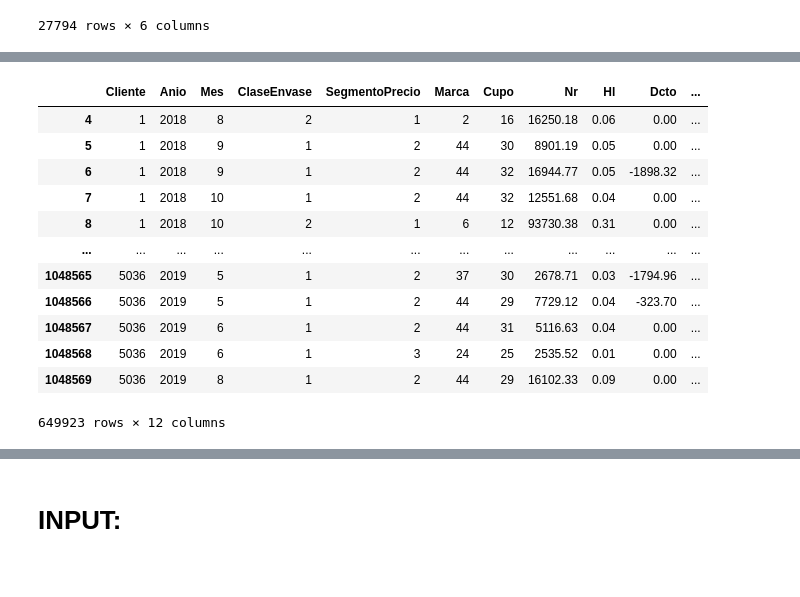
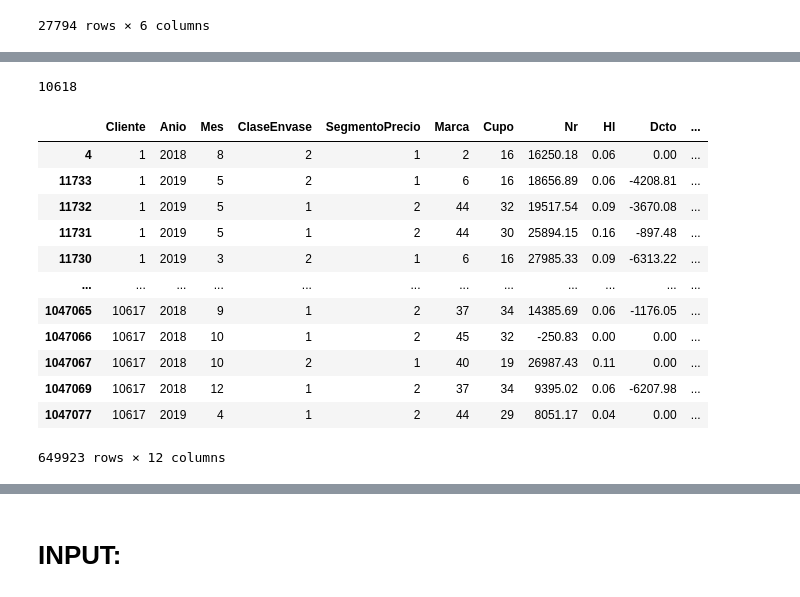
Before and after one commit to ycamposl/retobackus, a Jupyter notebook: DataCup.ipynb, the cells around one changed output, grey strips where cells are left out. Drawn from its saved outputs; the diff is of its cells as text; code cells hidden in the pictures.

```diff
--- a/DataCup.ipynb
+++ b/DataCup.ipynb
@@ -139,27 +195,33 @@ df1.to_csv('Output/df1.csv')
+# %%
+sales=pd.read_csv('Input/sales.csv')
+sales.Cliente.max()
+# %% [output]
+10618
 # %%
 sales=pd.read_csv('Input/sales.csv')
 sales.loc[(sales.Anio==2018) & (sales.Mes==1),'Flag']=0
 sales.loc[(sales.Anio==2018) & (sales.Mes==2),'Flag']=0
 sales.loc[(sales.Anio==2018) & (sales.Mes==3),'Flag']=0
 sales.loc[(sales.Anio==2018) & (sales.Mes==4),'Flag']=0
 sales.loc[(sales.Anio==2018) & (sales.Mes==5),'Flag']=0
 sales.loc[(sales.Anio==2018) & (sales.Mes==6),'Flag']=0
 sales.loc[(sales.Anio==2018) & (sales.Mes==7),'Flag']=0
 sales['Flag']=sales['Flag'].fillna(1)
-sales=sales[sales.Flag==1]
+sales=sales[sales.Flag==1]#PROCESO DE ELIMACION DE MESES 1,2,3,4,6,7,8 DEL 2018
 sales['key2']=sales['Cliente'].astype('str')+sales['Marca'].astype('str')+sales['Cupo'].astype('str')+sales['Anio'].astype('str')+sales['Mes'].astype('str')
+sales=sales.sort_values(by=['Cliente'])
 sales
 # %% [output]
 |  | Cliente | Anio | Mes | ClaseEnvase | SegmentoPrecio | Marca | Cupo | Nr | Hl | Dcto | ... |
 | 4 | 1 | 2018 | 8 | 2 | 1 | 2 | 16 | 16250.18 | 0.06 | 0.00 | ... |
-| 5 | 1 | 2018 | 9 | 1 | 2 | 44 | 30 | 8901.19 | 0.05 | 0.00 | ... |
-| 6 | 1 | 2018 | 9 | 1 | 2 | 44 | 32 | 16944.77 | 0.05 | -1898.32 | ... |
-| 7 | 1 | 2018 | 10 | 1 | 2 | 44 | 32 | 12551.68 | 0.04 | 0.00 | ... |
-| 8 | 1 | 2018 | 10 | 2 | 1 | 6 | 12 | 93730.38 | 0.31 | 0.00 | ... |
+| 11733 | 1 | 2019 | 5 | 2 | 1 | 6 | 16 | 18656.89 | 0.06 | -4208.81 | ... |
+| 11732 | 1 | 2019 | 5 | 1 | 2 | 44 | 32 | 19517.54 | 0.09 | -3670.08 | ... |
+| 11731 | 1 | 2019 | 5 | 1 | 2 | 44 | 30 | 25894.15 | 0.16 | -897.48 | ... |
+| 11730 | 1 | 2019 | 3 | 2 | 1 | 6 | 16 | 27985.33 | 0.09 | -6313.22 | ... |
 | ... | ... | ... | ... | ... | ... | ... | ... | ... | ... | ... | ... |
-| 1048565 | 5036 | 2019 | 5 | 1 | 2 | 37 | 30 | 2678.71 | 0.03 | -1794.96 | ... |
-| 1048566 | 5036 | 2019 | 5 | 1 | 2 | 44 | 29 | 7729.12 | 0.04 | -323.70 | ... |
-| 1048567 | 5036 | 2019 | 6 | 1 | 2 | 44 | 31 | 5116.63 | 0.04 | 0.00 | ... |
-| 1048568 | 5036 | 2019 | 6 | 1 | 3 | 24 | 25 | 2535.52 | 0.01 | 0.00 | ... |
-| 1048569 | 5036 | 2019 | 8 | 1 | 2 | 44 | 29 | 16102.33 | 0.09 | 0.00 | ... |
+| 1047065 | 10617 | 2018 | 9 | 1 | 2 | 37 | 34 | 14385.69 | 0.06 | -1176.05 | ... |
+| 1047066 | 10617 | 2018 | 10 | 1 | 2 | 45 | 32 | -250.83 | 0.00 | 0.00 | ... |
+| 1047067 | 10617 | 2018 | 10 | 2 | 1 | 40 | 19 | 26987.43 | 0.11 | 0.00 | ... |
+| 1047069 | 10617 | 2018 | 12 | 1 | 2 | 37 | 34 | 9395.02 | 0.06 | -6207.98 | ... |
+| 1047077 | 10617 | 2019 | 4 | 1 | 2 | 44 | 29 | 8051.17 | 0.04 | 0.00 | ... |
 649923 rows × 12 columns
```
Also changed, not shown: parts of 17 cells of this notebook.
